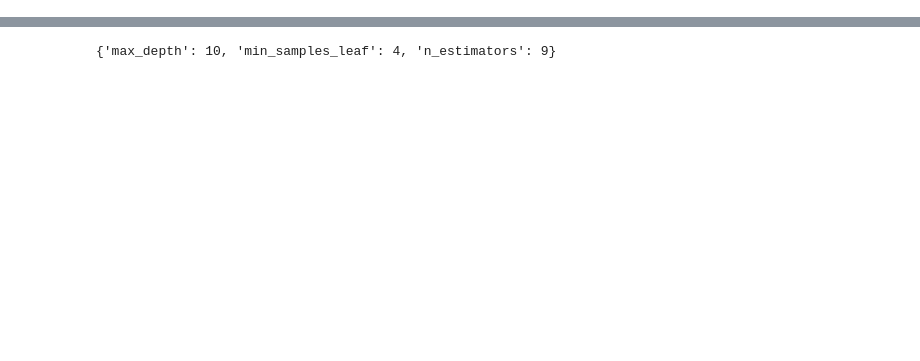
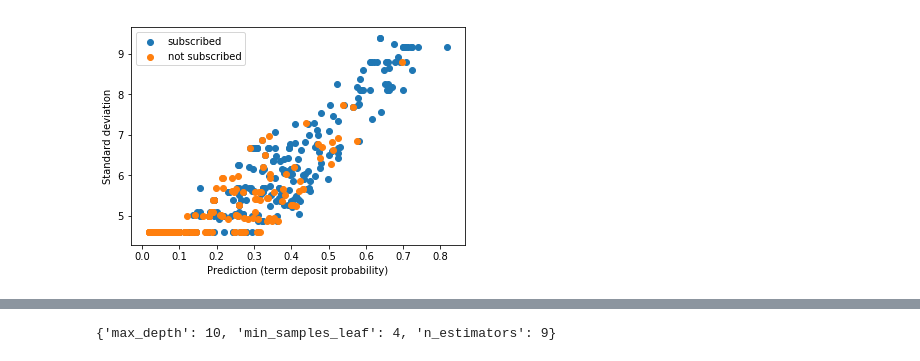
Before and after one commit to LampardNguyen234/skitlearn.randomforest, a Jupyter notebook: book.ipynb, the cells around one changed output, grey strips where cells are left out. Cells and saved outputs as stored; diff of their text form; code cells hidden in the pictures; blank space fills up the shorter version.

```diff
--- a/book.ipynb
+++ b/book.ipynb
@@ -128,0 +118,21 @@ Top 10 important variables:
+# %%
+# ---------------------------------
+# Tinh do lech tieu chuan
+
+clf_V_IJ_unbiased = fci.random_forest_error(clf, x_trn_n, x_tst_n)
+fig, ax = plt.subplots(1)
+ax.scatter(y_hat[idx_yes, 1],
+           np.sqrt(clf_V_IJ_unbiased[idx_yes]),
+           label='subscribed')
+
+ax.scatter(y_hat[idx_no, 1],
+           np.sqrt(clf_V_IJ_unbiased[idx_no]),
+           label='not subscribed')
+
+
+ax.set_xlabel('Prediction (term deposit probability)')
+ax.set_ylabel('Standard deviation')
+plt.legend()
+plt.show()
+# %% [output]
+[figure, added]
```
Also changed, not shown: parts of 30 cells of this notebook, 1 other file.
